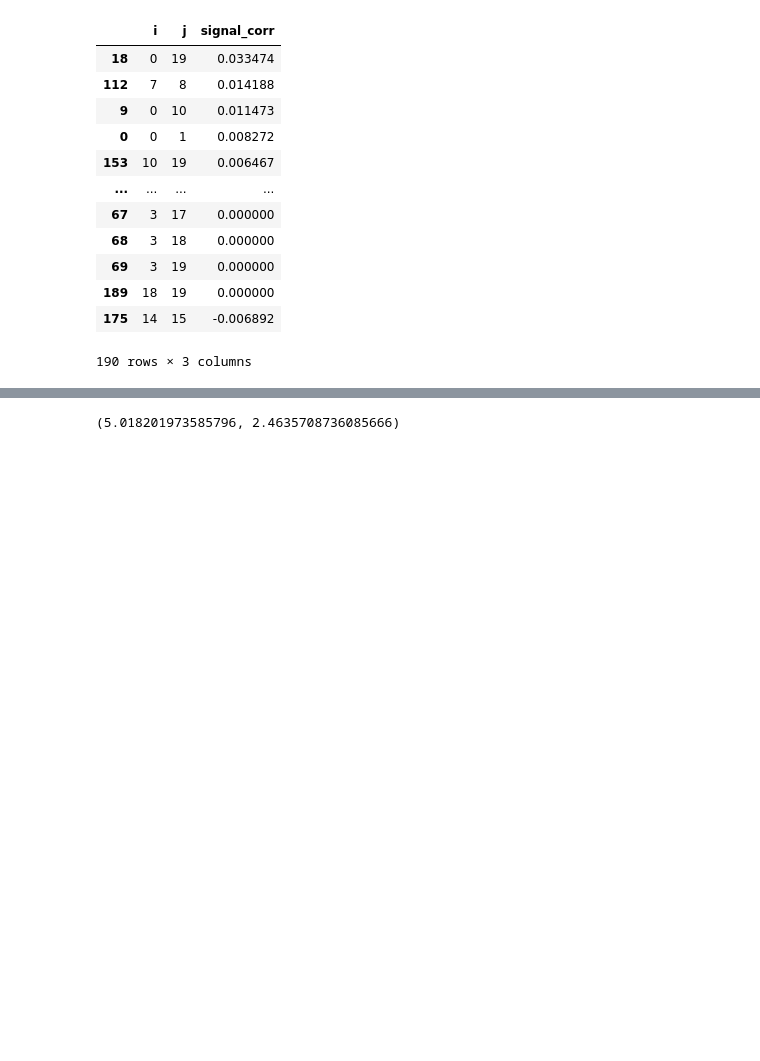
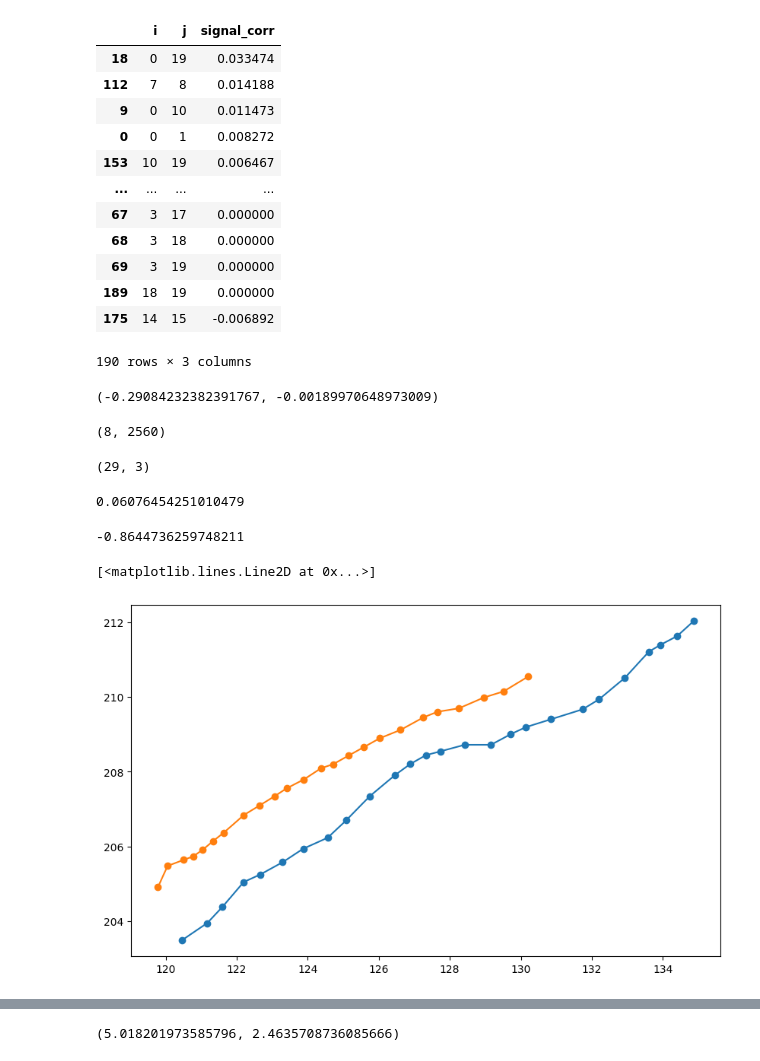
Before and after one commit to hungnd11/my-thesis, a Jupyter notebook: code/notebooks/piloc.ipynb, the cells around one changed output, grey strips where cells are left out. Cells and saved outputs as stored; diff of their text form; code cells hidden in the pictures; blank space fills up the shorter version.

```diff
--- a/code/notebooks/piloc.ipynb
+++ b/code/notebooks/piloc.ipynb
@@ -848,6 +850,45 @@ data.sort_values("signal_corr",
 | 189 | 18 | 19 | 0.000000 |
 | 175 | 14 | 15 | -0.006892 |
 190 rows × 3 columns
+# %%
+compute_segment_correlations(straight_line_segments[2],
+                             straight_line_segments[3])
+# %% [output]
+(-0.29084232382391767, -0.00189970648973009)
+# %%
+straight_line_segments[0].wifi_f[:, 1:].shape
+# %% [output]
+(8, 2560)
+# %%
+straight_line_segments[0].rel_step_positions.shape
+# %% [output]
+(29, 3)
+# %%
+compute_signal_correlation(straight_line_segments[2].wifi_f[:, 1:],
+                           straight_line_segments[3].wifi_f[::-1, 1:],
+                           min_n_apps=1)
+# %% [output]
+0.06076454251010479
+# %%
+compute_path_correlation(
+    filter_headings(straight_line_segments[2].rel_step_positions[:, 1]),
+    filter_headings(straight_line_segments[2].rel_step_positions[:, 2]),
+    filter_headings(straight_line_segments[3].rel_step_positions[:, 1]),
+    filter_headings(straight_line_segments[3].rel_step_positions[:, 2]))
+# %% [output]
+-0.8644736259748211
+# %%
+fig, ax = plt.subplots(1, 1, figsize=(10, 6))
+
+ax.plot(straight_line_segments[2].step_positions[:, 1],
+        straight_line_segments[2].step_positions[:, 2],
+        marker='o')
+ax.plot(straight_line_segments[3].step_positions[::-1, 1],
+        straight_line_segments[3].step_positions[::-1, 2],
+        marker='o')
+# %% [output]
+[<matplotlib.lines.Line2D at 0x...>]
+[figure, added]
 # %%
 fig, (ax1, ax2) = plt.subplots(1, 2, figsize=(10, 6))
 
```
Also changed, not shown: parts of 12 cells of this notebook.
